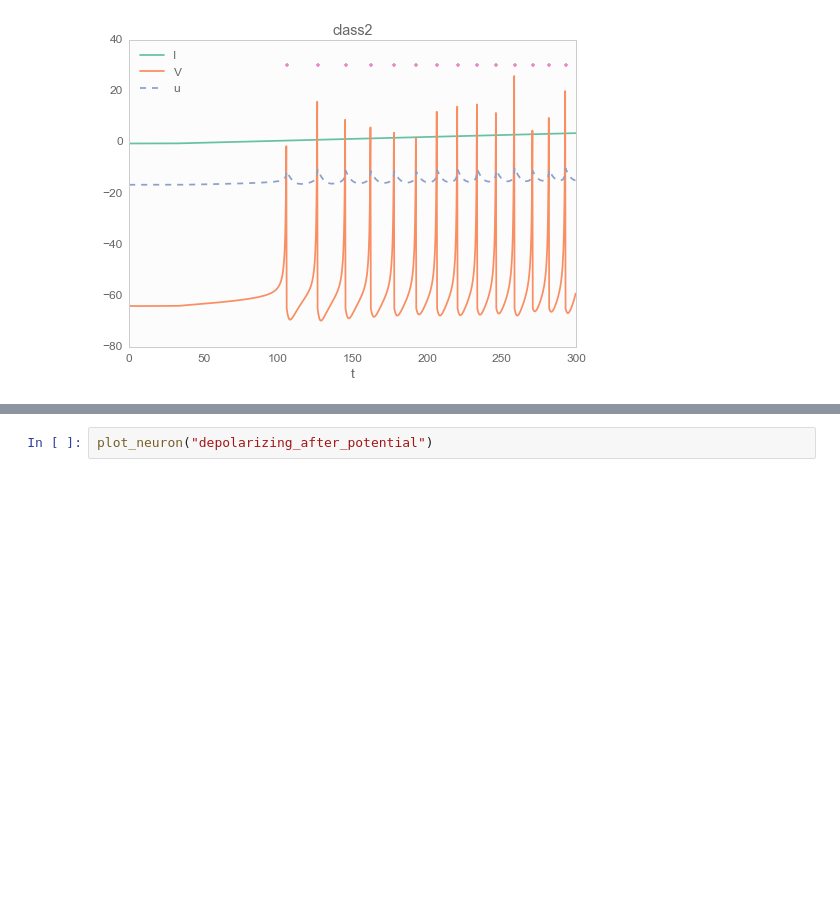
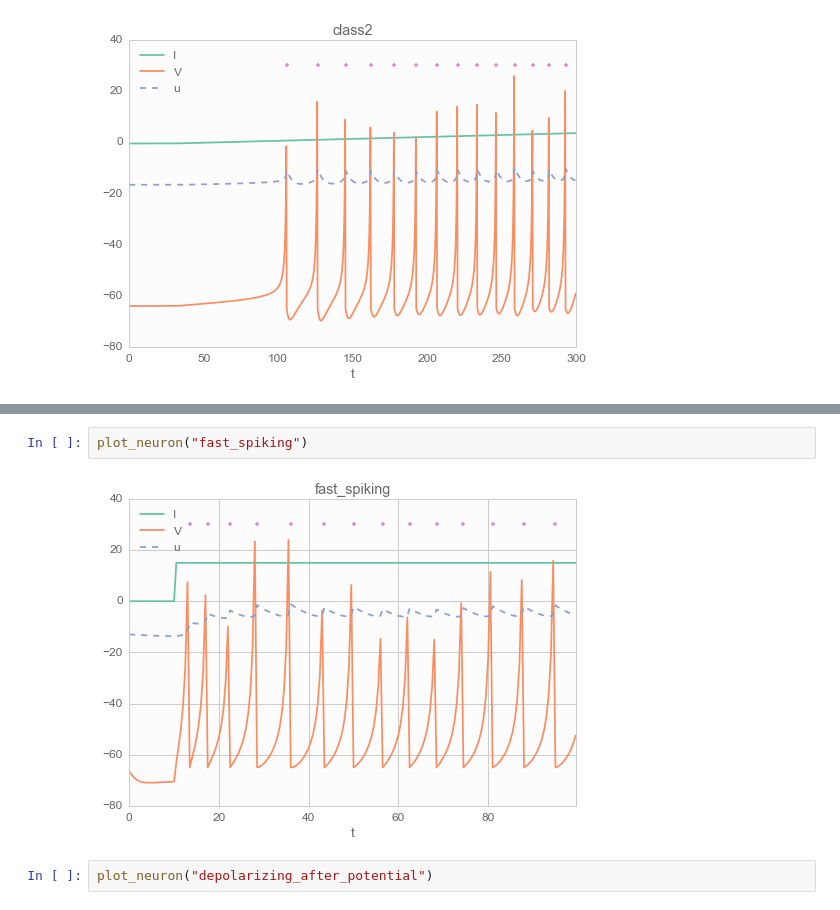
Before and after one commit to fomorians/neural-rs, a Jupyter notebook: Neural.ipynb, the cells around one changed output, grey strips where cells are left out. Cells and saved outputs as stored; diff of their text form; blank space fills up the shorter version.

```diff
--- a/Neural.ipynb
+++ b/Neural.ipynb
@@ -51,3 +51,7 @@ plot_neuron("default")
+# %%
+plot_neuron("fast_spiking")
+# %% [output]
+[figure, added]
 # %%
 plot_neuron("depolarizing_after_potential")
 # %% [output]
```
Also changed, not shown: parts of 2 cells of this notebook, 3 other files.
